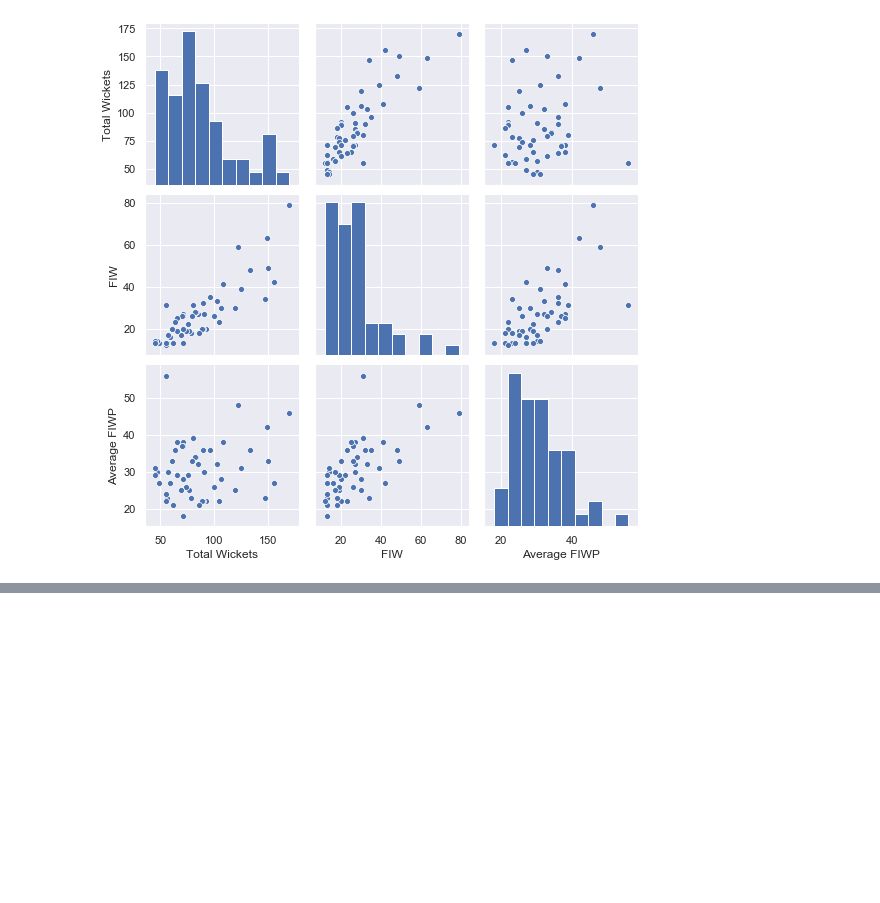
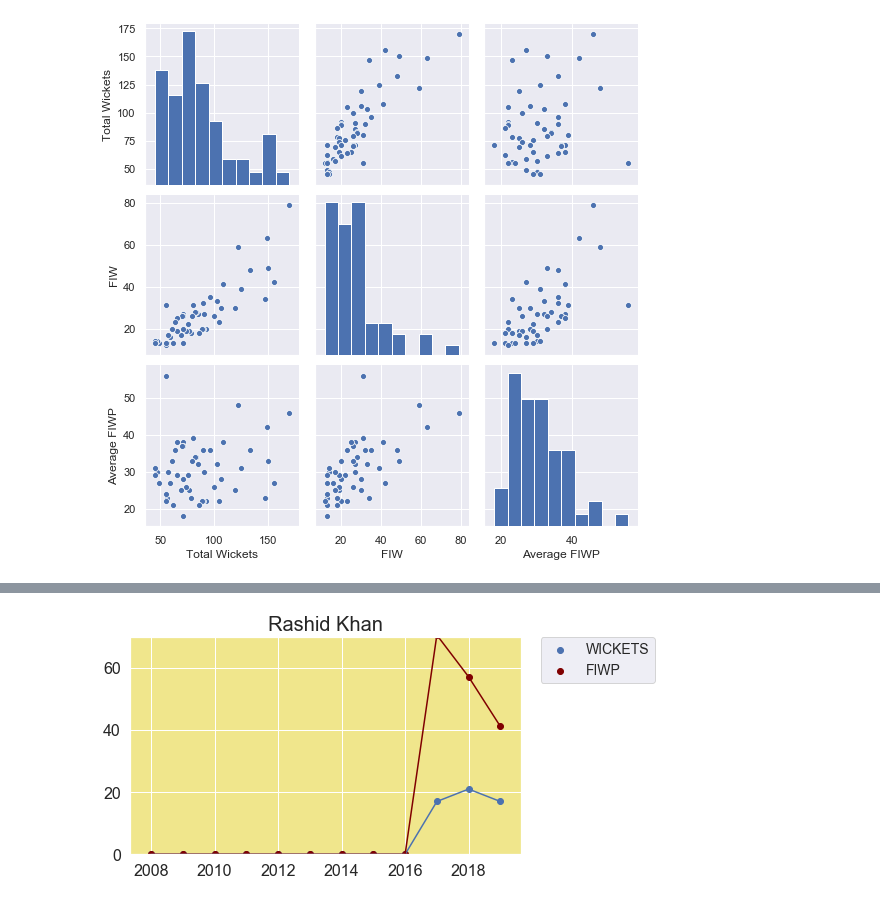
Before and after one commit to omkarb1604/IPL_data_scrape, a Jupyter notebook: FIB.ipynb, the cells around one changed output, grey strips where cells are left out. Drawn from its saved outputs; the diff is of its cells as text; code cells hidden in the pictures; blank space fills up the shorter version.

```diff
--- a/FIB.ipynb
+++ b/FIB.ipynb
@@ -217,0 +265,4 @@ sns.pairplot(top_50)
+# %%
+yearly_fiwp('Rashid Khan')
+# %% [output]
+[figure, added]
```
Also changed, not shown: parts of 5 cells of this notebook.
